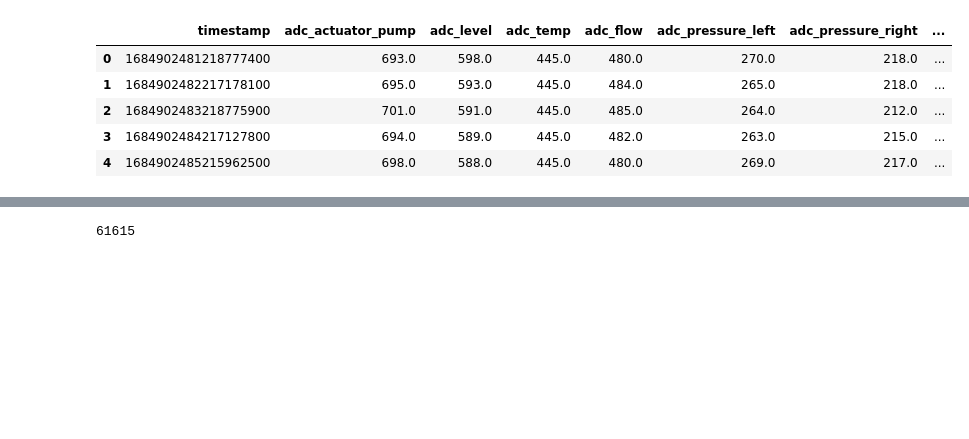
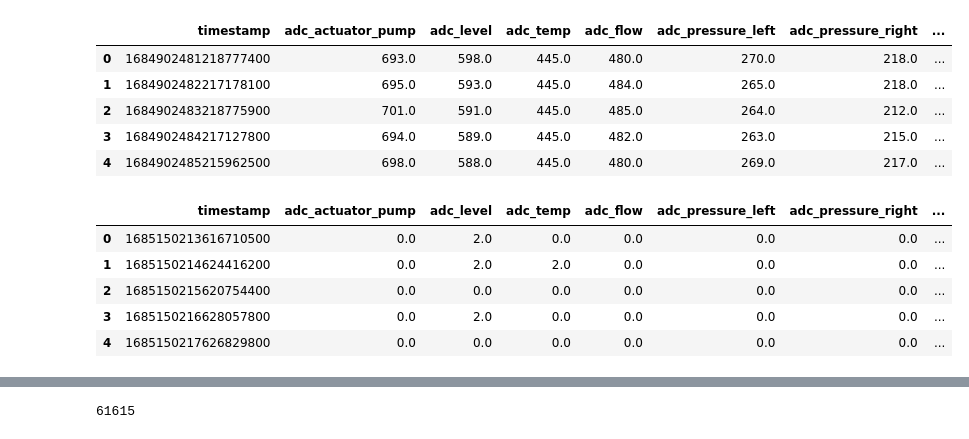
Before and after one commit to IDS-CPS/ml-model, a Jupyter notebook: src/analisis/pit.ipynb, the cells around one changed output, grey strips where cells are left out. Drawn from its saved outputs; the diff is of its cells as text; code cells hidden in the pictures; blank space fills up the shorter version.

```diff
--- a/src/analisis/pit.ipynb
+++ b/src/analisis/pit.ipynb
@@ -13,6 +13,15 @@ df.head()
 | 2 | 1684902483218775900 | 701.0 | 591.0 | 445.0 | 485.0 | 264.0 | 212.0 | ... |
 | 3 | 1684902484217127800 | 694.0 | 589.0 | 445.0 | 482.0 | 263.0 | 215.0 | ... |
 | 4 | 1684902485215962500 | 698.0 | 588.0 | 445.0 | 480.0 | 269.0 | 217.0 | ... |
+# %%
+update_df.head()
+# %% [output]
+|  | timestamp | adc_actuator_pump | adc_level | adc_temp | adc_flow | adc_pressure_left | adc_pressure_right | ... |
+| 0 | 1685150213616710500 | 0.0 | 2.0 | 0.0 | 0.0 | 0.0 | 0.0 | ... |
+| 1 | 1685150214624416200 | 0.0 | 2.0 | 2.0 | 0.0 | 0.0 | 0.0 | ... |
+| 2 | 1685150215620754400 | 0.0 | 0.0 | 0.0 | 0.0 | 0.0 | 0.0 | ... |
+| 3 | 1685150216628057800 | 0.0 | 2.0 | 0.0 | 0.0 | 0.0 | 0.0 | ... |
+| 4 | 1685150217626829800 | 0.0 | 0.0 | 0.0 | 0.0 | 0.0 | 0.0 | ... |
 # %%
 df.describe()
 # %% [output]
```
Also changed, not shown: parts of 4 cells of this notebook, 22 other files.
